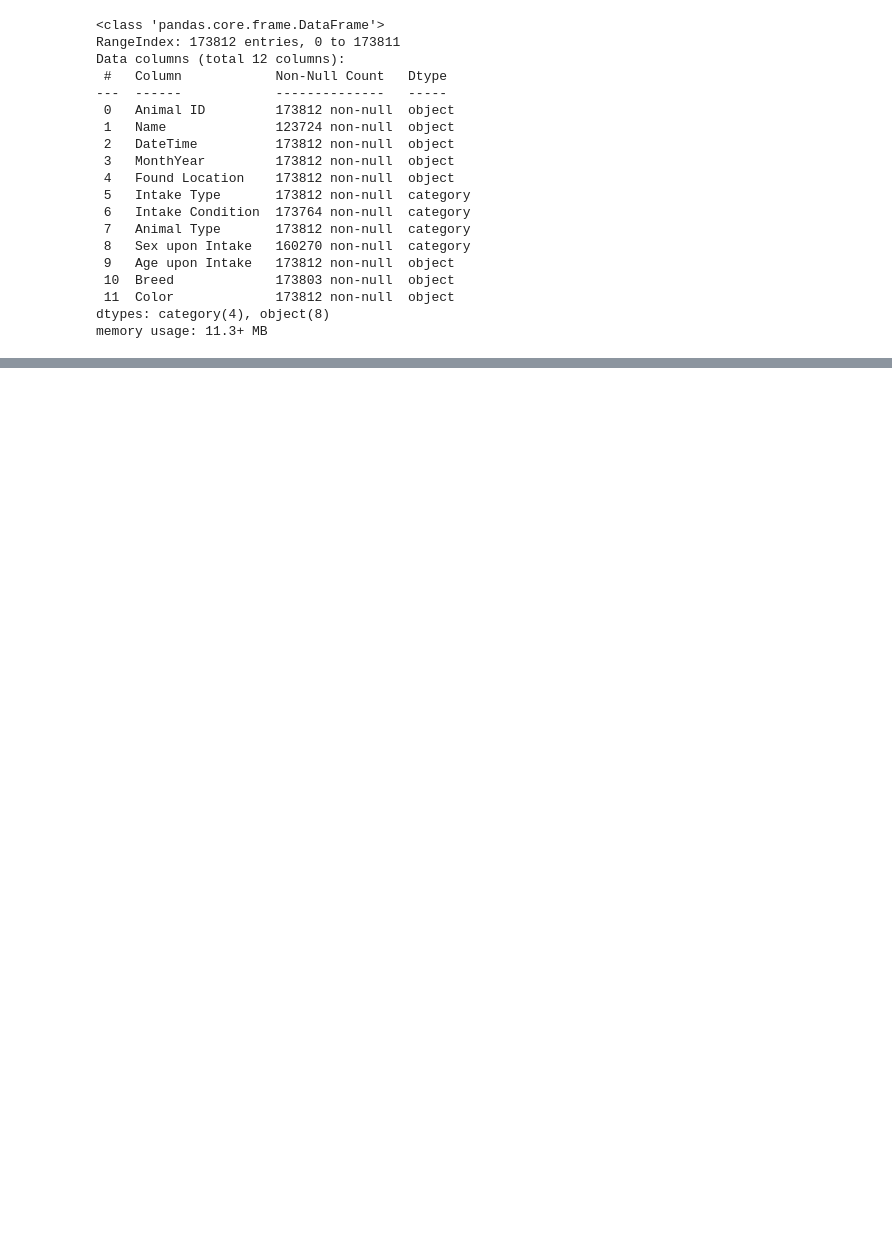
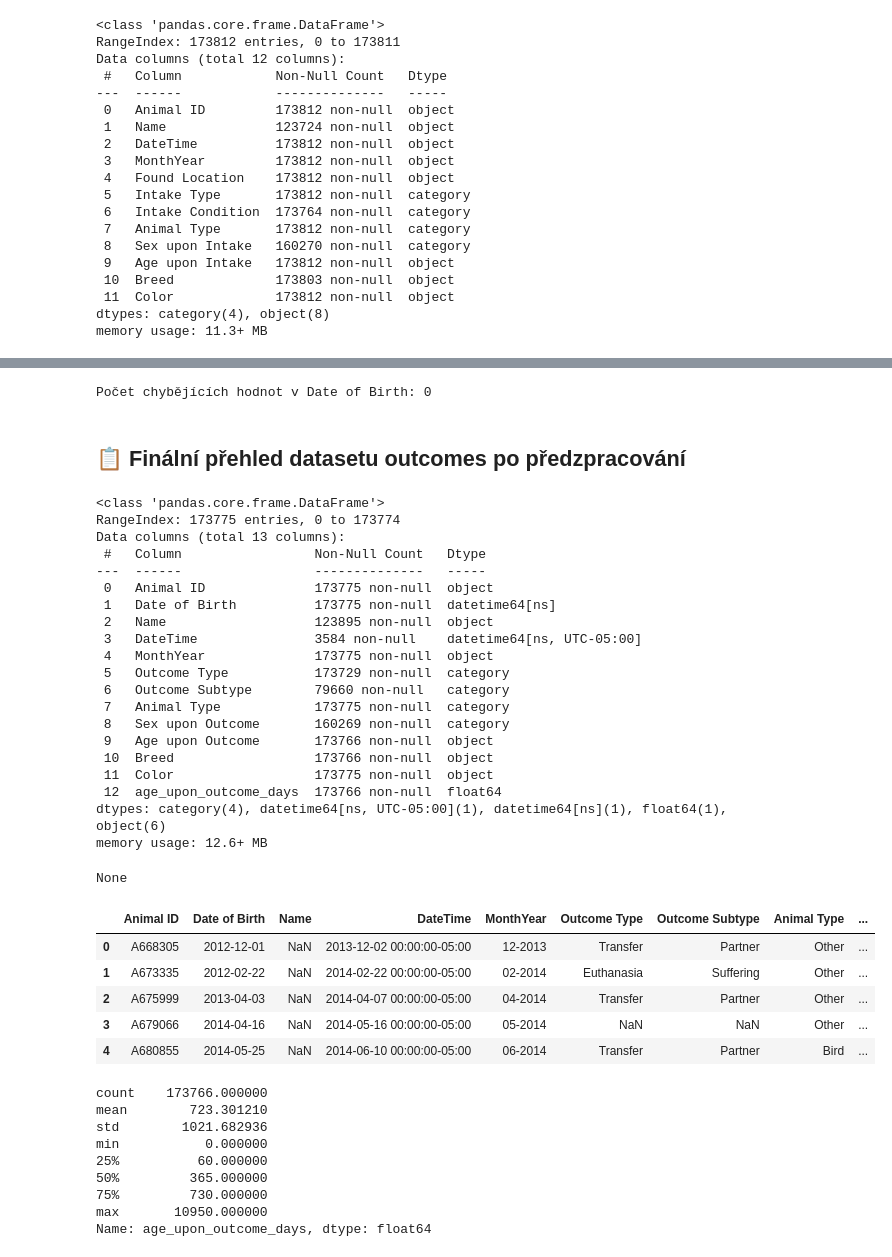
Before and after one commit to stasbebra2006/BI-VIZ, a Jupyter notebook: hms/hm01/01/hm01.ipynb, the cells around one changed output, grey strips where cells are left out. Saved outputs shown, nothing was run; the diff lists cells and outputs as text; code cells hidden in the pictures; blank space fills up the shorter version.

```diff
--- a/hms/hm01/01/hm01.ipynb
+++ b/hms/hm01/01/hm01.ipynb
@@ -197,0 +374,8 @@ memory usage: 11.3+ MB
+# %%
+# Konverze kategorických sloupců na typ category
+cat_cols_outcomes = ['Animal Type', 'Sex upon Outcome', 'Outcome Type', 'Outcome Subtype']
+for col in cat_cols_outcomes:
+    outcomes[col] = outcomes[col].astype('category')
+
+# Kontrola změn
+outcomes.info()
@@ -197,0 +408,7 @@ memory usage: 11.3+ MB
+# %%
+# Použití stejné funkce pro konverzi věku na dny
+outcomes['age_upon_outcome_days'] = outcomes['Age upon Outcome'].apply(age_to_days)
+
+# Kontrola výsledku
+display(outcomes[['Age upon Outcome', 'age_upon_outcome_days']].head(10))
+display(outcomes['age_upon_outcome_days'].describe())
@@ -197,0 +440,3 @@ memory usage: 11.3+ MB
+# %%
+# Konverze DateTime na datetime64
+outcomes['DateTime'] = pd.to_datetime(outcomes['DateTime'], errors='coerce')
@@ -197,0 +450,51 @@ memory usage: 11.3+ MB
+# %%
+# Konverze Date of Birth na datetime64
+outcomes['Date of Birth'] = pd.to_datetime(outcomes['Date of Birth'], errors='coerce')
+# %% [output]
+Počet chybějících hodnot v Date of Birth: 0
+# %% [markdown]
+## 📋 Finální přehled datasetu outcomes po předzpracování
+# %%
+# Zobrazení finálního stavu datasetu
+display(outcomes.info())
+display(outcomes.head())
+
+# Statistiky numerického sloupce
+display(outcomes['age_upon_outcome_days'].describe())
+# %% [output]
+<class 'pandas.core.frame.DataFrame'>
+RangeIndex: 173775 entries, 0 to 173774
+Data columns (total 13 columns):
+ #   Column                 Non-Null Count   Dtype
+---  ------                 --------------   -----
+ 0   Animal ID              173775 non-null  object
+ 1   Date of Birth          173775 non-null  datetime64[ns]
+ 2   Name                   123895 non-null  object
+ 3   DateTime               3584 non-null    datetime64[ns, UTC-05:00]
+ 4   MonthYear              173775 non-null  object
+ 5   Outcome Type           173729 non-null  category
+ 6   Outcome Subtype        79660 non-null   category
+ 7   Animal Type            173775 non-null  category
+ 8   Sex upon Outcome       160269 non-null  category
+ 9   Age upon Outcome       173766 non-null  object
+ 10  Breed                  173766 non-null  object
+ 11  Color                  173775 non-null  object
+ 12  age_upon_outcome_days  173766 non-null  float64
+dtypes: category(4), datetime64[ns, UTC-05:00](1), datetime64[ns](1), float64(1), object(6)
+memory usage: 12.6+ MB
+None
+|  | Animal ID | Date of Birth | Name | DateTime | MonthYear | Outcome Type | Outcome Subtype | Animal Type | ... |
+| 0 | A668305 | 2012-12-01 | NaN | 2013-12-02 00:00:00-05:00 | 12-2013 | Transfer | Partner | Other | ... |
+| 1 | A673335 | 2012-02-22 | NaN | 2014-02-22 00:00:00-05:00 | 02-2014 | Euthanasia | Suffering | Other | ... |
+| 2 | A675999 | 2013-04-03 | NaN | 2014-04-07 00:00:00-05:00 | 04-2014 | Transfer | Partner | Other | ... |
+| 3 | A679066 | 2014-04-16 | NaN | 2014-05-16 00:00:00-05:00 | 05-2014 | NaN | NaN | Other | ... |
+| 4 | A680855 | 2014-05-25 | NaN | 2014-06-10 00:00:00-05:00 | 06-2014 | Transfer | Partner | Bird | ... |
+count    173766.000000
+mean        723.301210
+std        1021.682936
+min           0.000000
+25%          60.000000
+50%         365.000000
+75%         730.000000
+max       10950.000000
+Name: age_upon_outcome_days, dtype: float64
```
Also changed, not shown: parts of 33 cells of this notebook.
